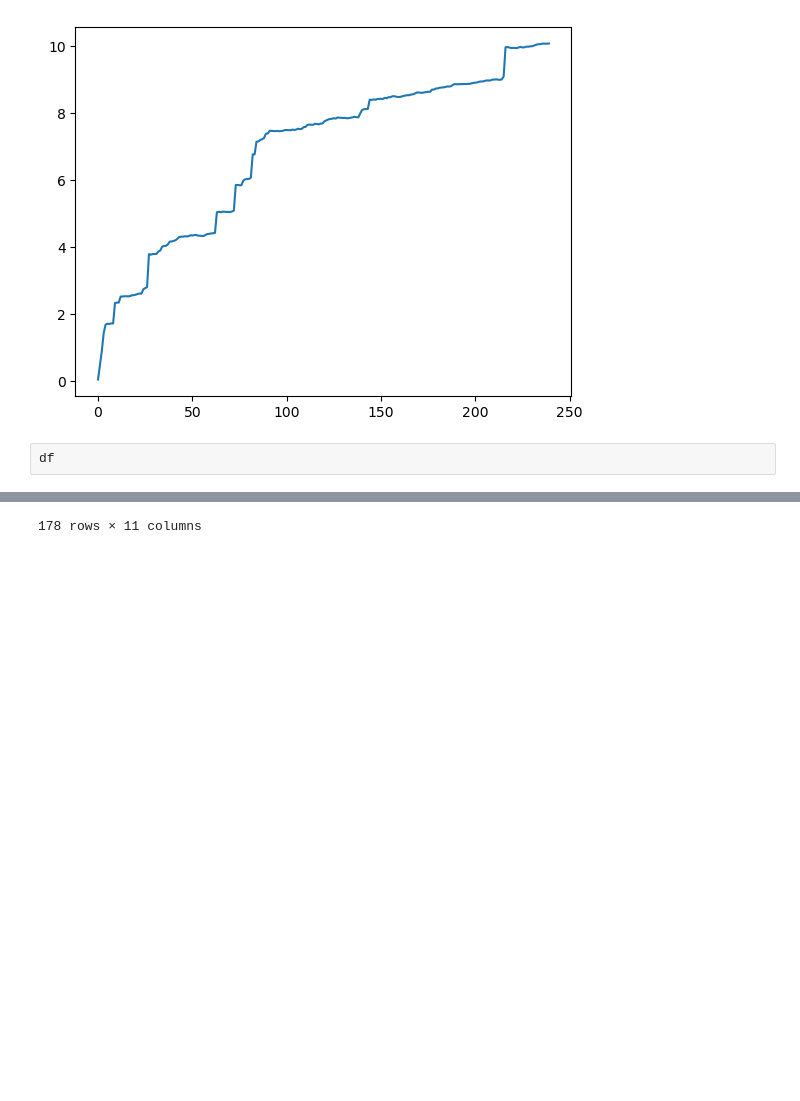
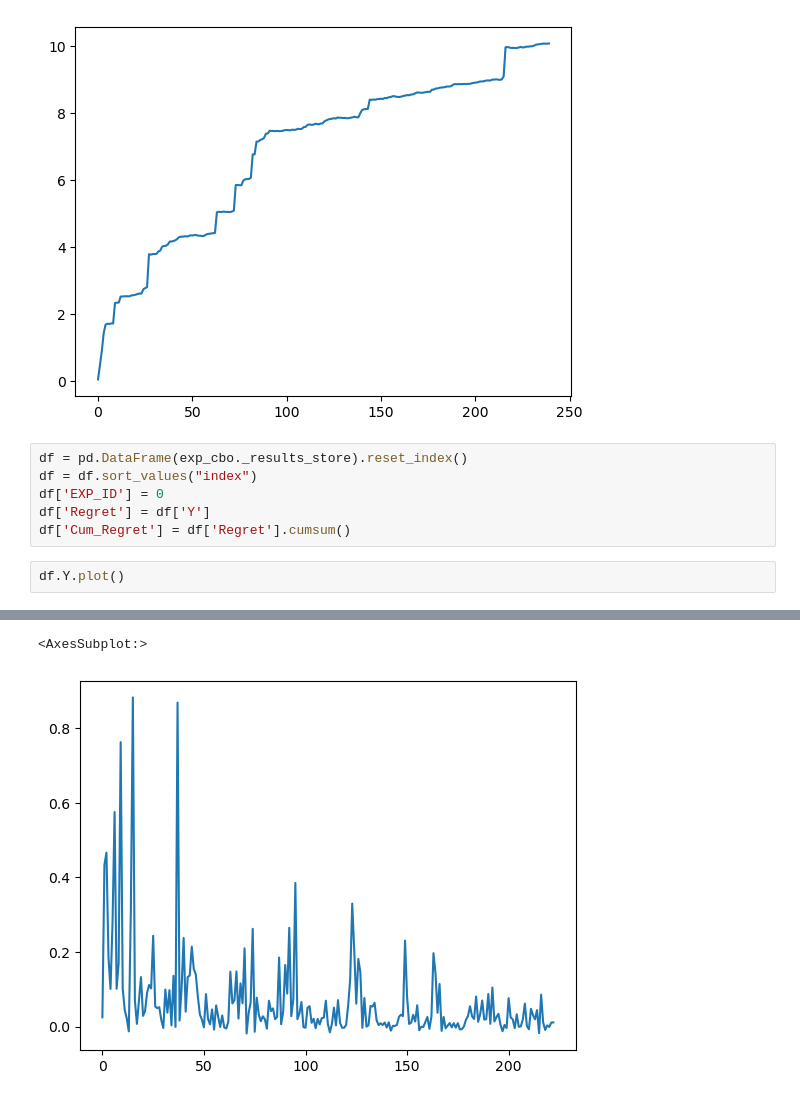
Before and after one commit to VahanArsenian/POMPSBO, a Jupyter notebook: notebooks/pomps_adapted.ipynb, the cells around one changed output, grey strips where cells are left out. Drawn from its saved outputs; the diff is of its cells as text; blank space fills up the shorter version.

```diff
--- a/notebooks/pomps_adapted.ipynb
+++ b/notebooks/pomps_adapted.ipynb
@@ -44,6 +47,12 @@ df.Cum_Regret.plot()
 # %% [output]
 <AxesSubplot:>
 [figure]
+# %%
+df = pd.DataFrame(exp_cbo._results_store).reset_index()
+df = df.sort_values("index")
+df['EXP_ID'] = 0
+df['Regret'] = df['Y']
+df['Cum_Regret'] = df['Regret'].cumsum()
 # %%
-df
+df.Y.plot()
 # %% [output]
@@ -62 +59,2 @@ df
-178 rows × 11 columns
+<AxesSubplot:>
+[figure, added]
```
Also changed, not shown: parts of 4 cells of this notebook, 2 other files.
